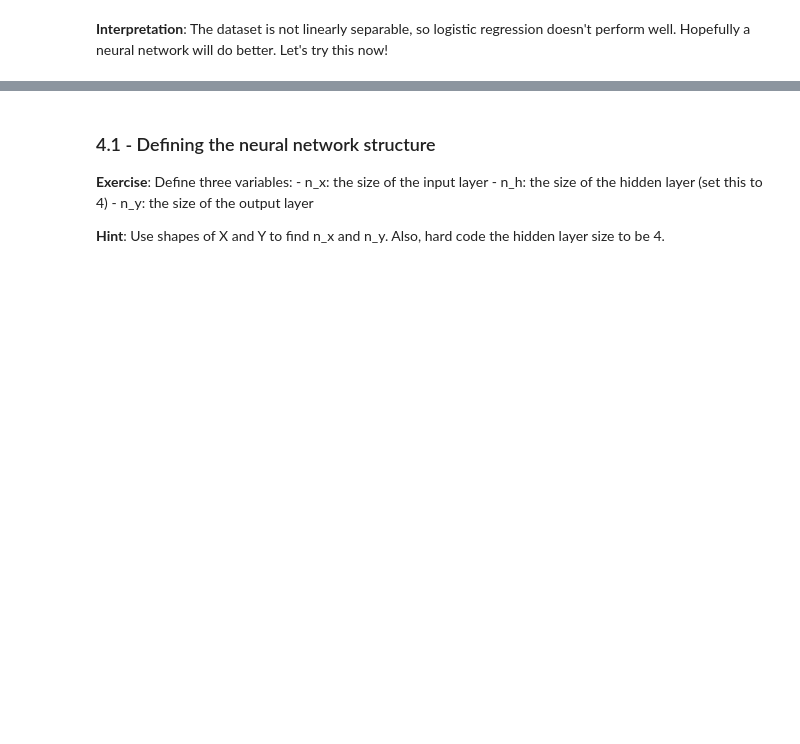
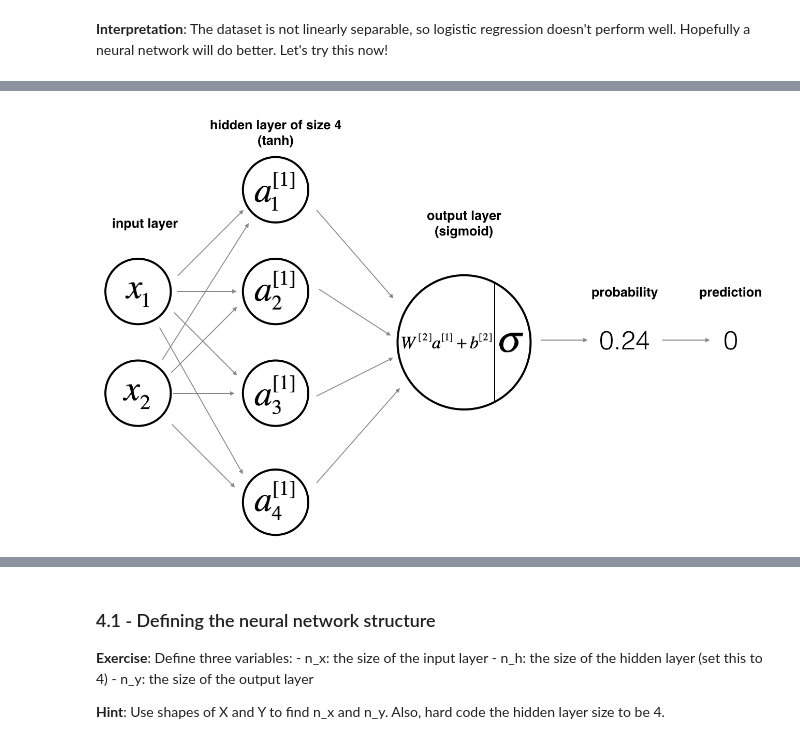
Before and after one commit to MortezaKamrani/ML, a Jupyter notebook: C1 Neural Networks and Deep Learning/Week3/MyPlanar data classification with one hidden layer.ipynb, the cells around one changed output, grey strips where cells are left out. Saved outputs shown, nothing was run; the diff lists cells and outputs as text; code cells hidden in the pictures; blank space fills up the shorter version.

```diff
--- a/C1 Neural Networks and Deep Learning/Week3/MyPlanar data classification with one hidden layer.ipynb
+++ b/C1 Neural Networks and Deep Learning/Week3/MyPlanar data classification with one hidden layer.ipynb
@@ -125 +132,6 @@ Accuracy of logistic regression: 47 % (percentage of correctly labelled datapoin
+# %%
+from IPython import display
+display.Image(filename="images/classification_kiank.png")
+# %% [output]
+[figure, added]
 # %% [markdown]
```
Also changed, not shown: parts of 5 cells of this notebook, 1 other file.
